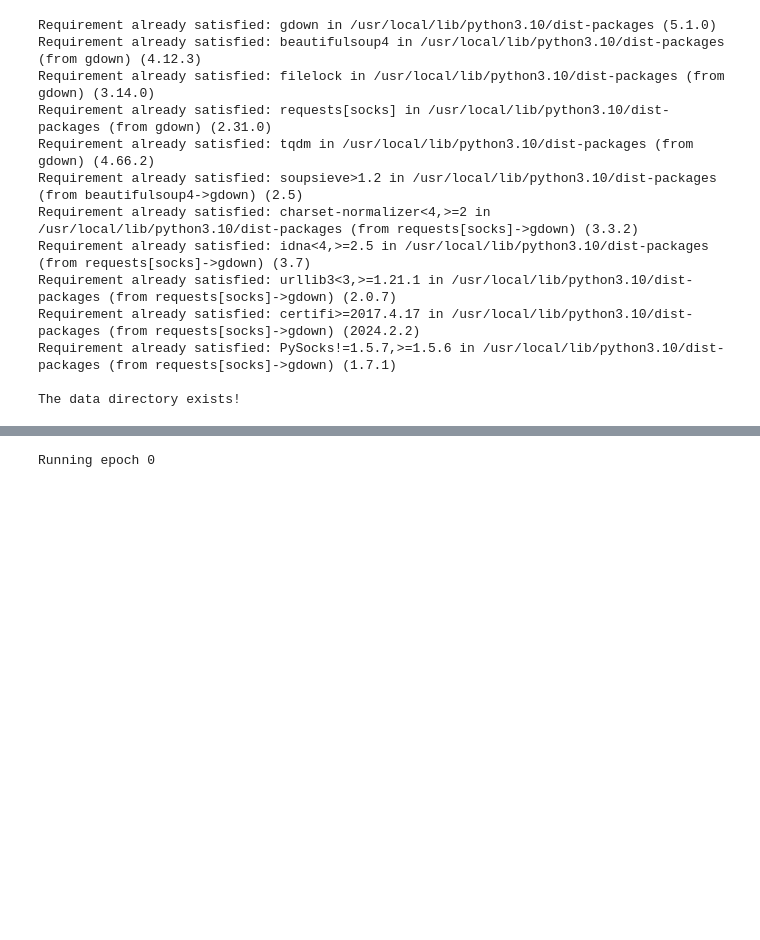
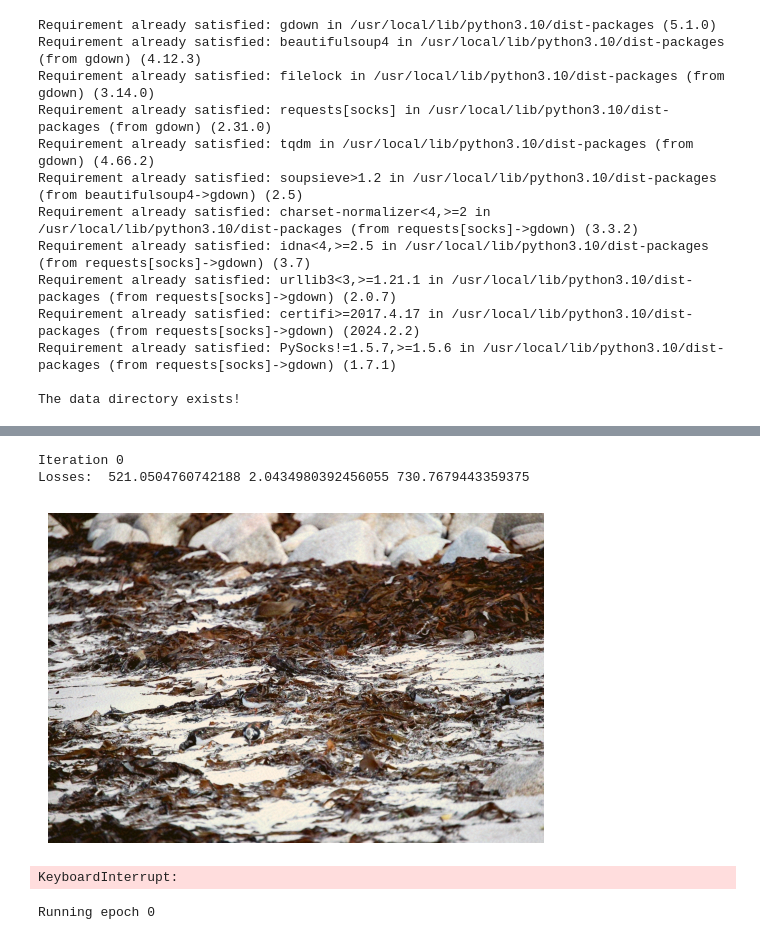
Before and after one commit to VinitraMk/UMass-CS670-Project, a Jupyter notebook: Index.ipynb, the cells around one changed output, grey strips where cells are left out. Saved outputs shown, nothing was run; the diff lists cells and outputs as text; code cells hidden in the pictures; blank space fills up the shorter version.

Commit message:
restarting style transfer playground

```diff
--- a/Index.ipynb
+++ b/Index.ipynb
@@ -138,32 +139,55 @@ param_dict = {
         'style_weights': 0.1
     },
     'foliage-texture': {
         'epochs': 100,
         'style_weights': 0.5
     },
     'blue-coral': {
         'epochs': 100,
         'style_weights': 1.1
     }
 }
 
 with open("./last_run_info.json") as fp:
     last_run = json.load(fp)["last_batch"]
 
 selected_textures = ['moss', 'wet-sand', 'sand-with-moss', 'rain', 'foliage-texture']
 
+
+
+'''
 for texture in selected_textures:
 
     parser = argparse.ArgumentParser()
     parser.add_argument('--batch_size', type = int, default = 1)
     parser.add_argument('--model_name', type=str, default='vgg')
     parser.add_argument('--lr', type=float, default=0.05)
     parser.add_argument('--max_iter', type=int, default=param_dict[texture]['epochs'])
     args = parser.parse_args(args=[])
 
-    #style_img = read_image(f'./data/Textures/{texture}.jpg')
+    style_img = read_image(f'./source-data/Textures/{texture}.jpg')
+    #img = read_image('./source-data/Mini-Set/bgm-bird-1.jpg')
     #print(img.size())
     #layer_visualizer(img, args)
 
     run_style_transfer_pipeline(args, texture, param_dict[texture]['style_weights'], last_run)
+'''
+
+parser = argparse.ArgumentParser()
+parser.add_argument('--batch_size', type = int, default = 1)
+parser.add_argument('--model_name', type=str, default='vgg')
+parser.add_argument('--lr', type=float, default=0.05)
+parser.add_argument('--max_iter', type=int, default=param_dict['grass']['epochs'])
+args = parser.parse_args(args=[])
+
+style_img = read_image(f'./source-data/Textures/grass.jpg')
+img = read_image('./source-data/Mini-Set/bgm-bird-1.jpg')
+img = img[None, :]
+#print(img.size())
+style_transfer(img, style_img, [0, 2, 5, 14, 23], 21, 1e-4, [0.1]*5, 1e-5, args)
+# %% [output]
+Iteration 0
+Losses:  521.0504760742188 2.0434980392456055 730.7679443359375
+[figure, added]
+KeyboardInterrupt:
 # %%
```
Also changed, not shown: parts of 5 cells of this notebook, 2 other files.
